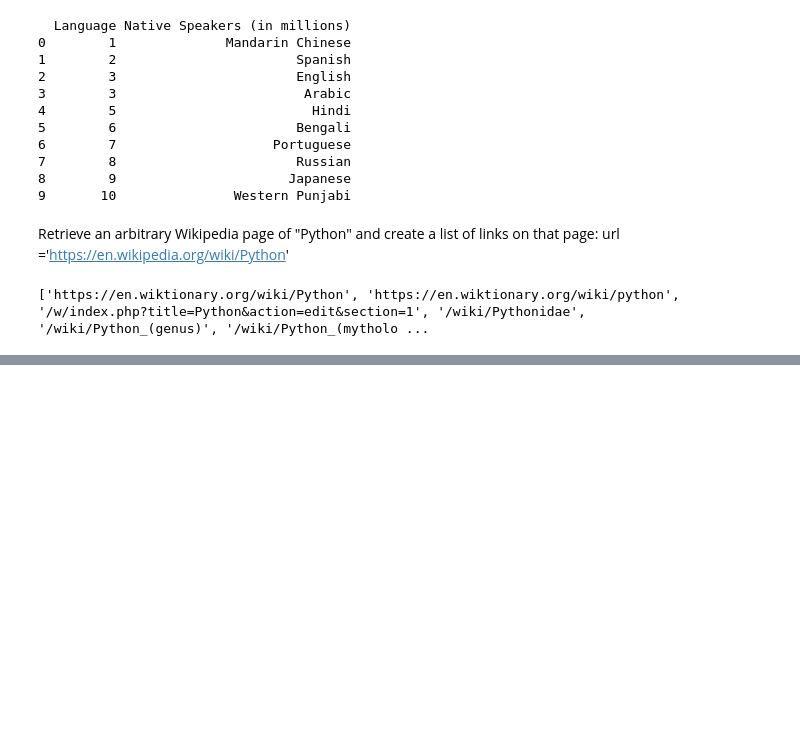
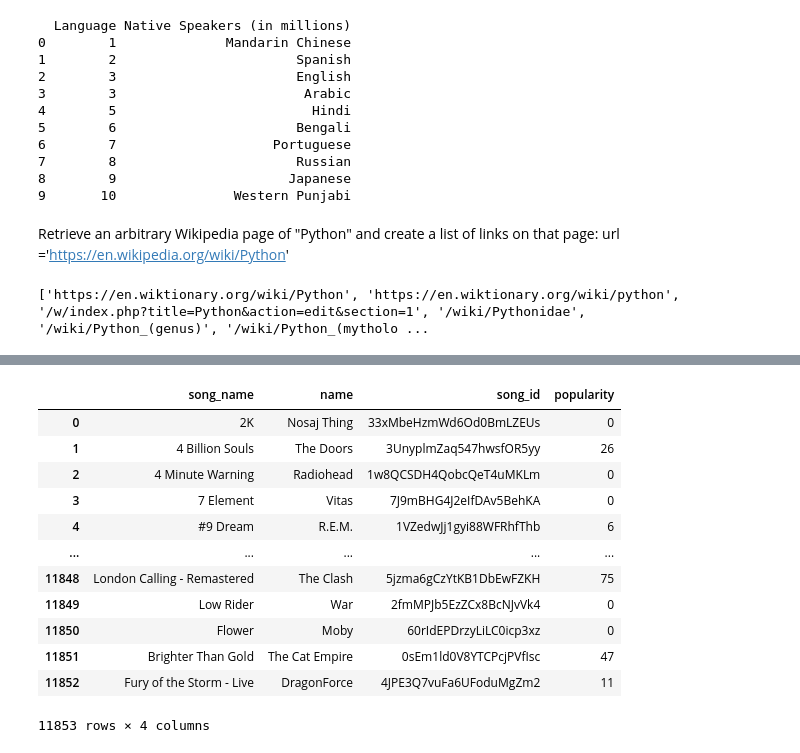
Before and after one commit to Draian123/lab-web-scraping-single-page, a Jupyter notebook: lab.ipynb, the cells around one changed output, grey strips where cells are left out. Cells and saved outputs as stored; diff of their text form; code cells hidden in the pictures; blank space fills up the shorter version.

```diff
--- a/lab.ipynb
+++ b/lab.ipynb
@@ -245,0 +345,11 @@ else:
+# %%
+from random import randint
+from time import sleep
+def get_playlist_tracks(playlist_id):
+    results = sp.user_playlist_tracks("spotify",playlist_id)
+    tracks = results['items']
+    while results['next']!=None:
+        results = sp.next(results)
+        tracks = tracks + results['items']
+        sleep(randint(1,1000)/1000) # respectful nap
+    return tracks
@@ -245,0 +361,25 @@ else:
+# %%
+tracks = json_normalize(all_tracks)
+artists_df = pd.DataFrame(columns=['href', 'id', 'name', 'type', 'uri', 'external_urls.spotify','song_id', 'song_name', 'popularity' ])
+for i in tracks.index:
+    artists_for_song = json_normalize(tracks.iloc[i]['track.artists'])
+    artists_for_song['song_id']    = tracks.iloc[i]['track.id']         # we want to keep song_id, it is the sae for all artists
+    artists_for_song['song_name']  = tracks.iloc[i]['track.name']       # we want to keep song_name, it is the sae for all artists
+    artists_for_song['popularity'] = tracks.iloc[i]['track.popularity'] # same for popularity
+    artists_df = pd.concat([artists_df, artists_for_song], axis=0)
+df_final = artists_df[['song_name', 'name', 'song_id', 'popularity']].reset_index(drop=True)
+df_final
+# %% [output]
+|  | song_name | name | song_id | popularity |
+| 0 | 2K | Nosaj Thing | 33xMbeHzmWd6Od0BmLZEUs | 0 |
+| 1 | 4 Billion Souls | The Doors | 3UnyplmZaq547hwsfOR5yy | 26 |
+| 2 | 4 Minute Warning | Radiohead | 1w8QCSDH4QobcQeT4uMKLm | 0 |
+| 3 | 7 Element | Vitas | 7J9mBHG4J2eIfDAv5BehKA | 0 |
+| 4 | #9 Dream | R.E.M. | 1VZedwJj1gyi88WFRhfThb | 6 |
+| ... | ... | ... | ... | ... |
+| 11848 | London Calling - Remastered | The Clash | 5jzma6gCzYtKB1DbEwFZKH | 75 |
+| 11849 | Low Rider | War | 2fmMPJb5EzZCx8BcNJvVk4 | 0 |
+| 11850 | Flower | Moby | 60rIdEPDrzyLiLC0icp3xz | 0 |
+| 11851 | Brighter Than Gold | The Cat Empire | 0sEm1ld0V8YTCPcjPVfIsc | 47 |
+| 11852 | Fury of the Storm - Live | DragonForce | 4JPE3Q7vuFa6UFoduMgZm2 | 11 |
+11853 rows × 4 columns
```
Also changed, not shown: parts of 20 cells of this notebook, 2 other files.
